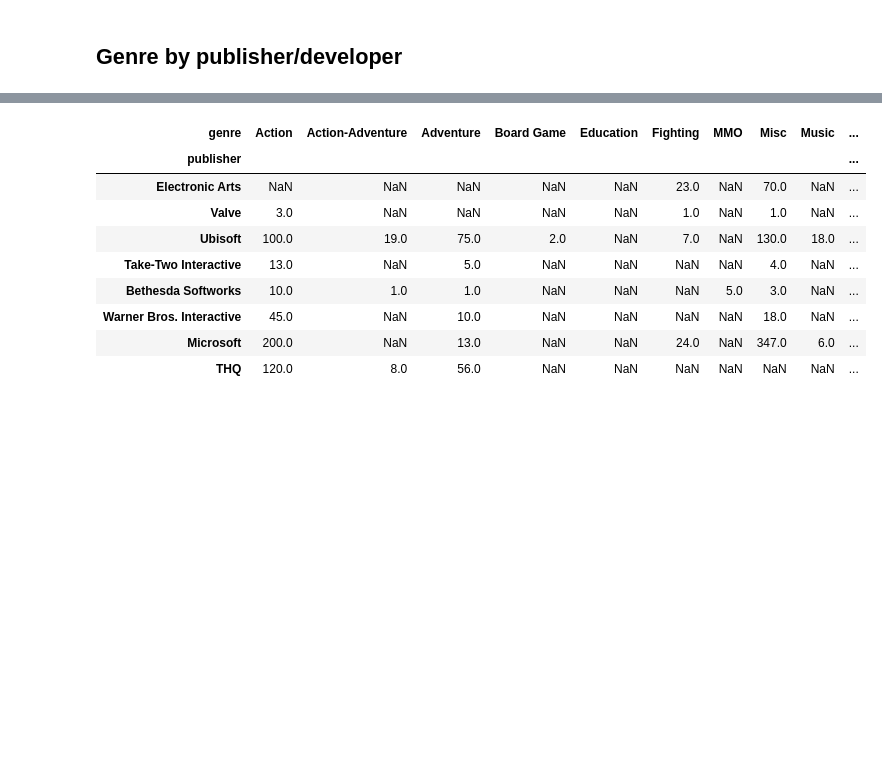
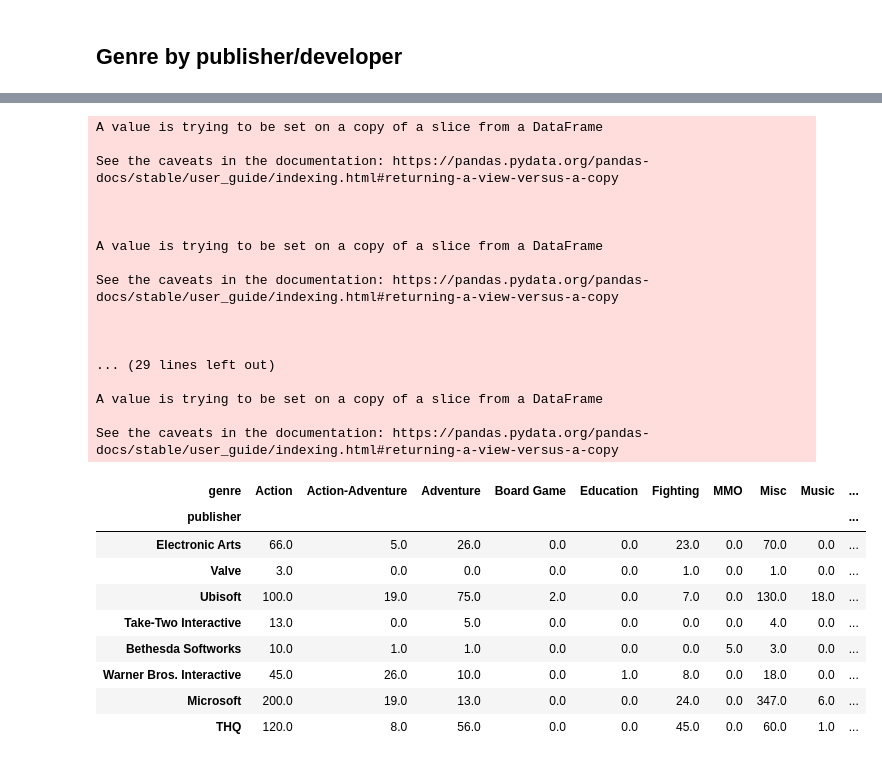
Before and after one commit to PawelG-WWA/Public_Projects, a Jupyter notebook: DataAnalysis/VideoGamesAnalysis/metacritic_analysis.ipynb, the cells around one changed output, grey strips where cells are left out. Saved outputs shown, nothing was run; the diff lists cells and outputs as text; code cells hidden in the pictures; blank space fills up the shorter version.

```diff
--- a/DataAnalysis/VideoGamesAnalysis/metacritic_analysis.ipynb
+++ b/DataAnalysis/VideoGamesAnalysis/metacritic_analysis.ipynb
@@ -201,0 +223,3 @@ fig.show()
+# %%
+df_genres_per_publisher.fillna(0, inplace=True)
+df_genres_per_publisher
@@ -202,9 +241,9 @@ fig.show()
 # %%
-df_genres_per_publisher = df_unique_games.groupby(['publisher', 'genre']).size().unstack()
-df_genres_per_publisher = df_genres_per_publisher[(df_genres_per_publisher.sum(axis=1) > 20)]
+
+df_genres_per_publisher = df_genres_per_publisher[(df_genres_per_publisher.sum(axis=1) > 20)].copy()
 
 # Sum Konami
-df_genres_per_publisher.loc['Konami'] = df_genres_per_publisher.loc['Konami'] + df_genres_per_publisher.loc['Konami Digital Entertainment']
+df_genres_per_publisher.loc['Konami'] = df_genres_per_publisher.loc['Konami'].fillna(0) + df_genres_per_publisher.loc['Konami Digital Entertainment'].fillna(0)
 df_genres_per_publisher.drop('Konami Digital Entertainment', inplace=True)
 
 # Sum Namco
@@ -260,38 +334,55 @@ df_genres_japanese
 # %%
 # SUm EA
-df_genres_per_publisher.loc['Electronic Arts'] = df_genres_per_publisher.loc['Electronic Arts'] + df_genres_per_publisher.loc['EA Sports']
+df_genres_per_publisher.loc['Electronic Arts'] = df_genres_per_publisher.loc['Electronic Arts'] + df_genres_per_publisher.loc['EA Sports'].copy()
 df_genres_per_publisher.drop('EA Sports', inplace=True)
 
 # Sum Warner Bros
 df_genres_per_publisher.loc['Warner Bros. Interactive'] = df_genres_per_publisher.loc['Warner Bros. Interactive'] + df_genres_per_publisher.loc['Warner Bros. Interactive Entertainment']
 df_genres_per_publisher.drop('Warner Bros. Interactive Entertainment', inplace=True)
 
 # Sum Microsoft
 df_genres_per_publisher.loc['Microsoft'] = df_genres_per_publisher.loc['Microsoft'] + df_genres_per_publisher.loc['Microsoft Game Studios'] + df_genres_per_publisher.loc['Microsoft Studios']
 df_genres_per_publisher.drop(['Microsoft Game Studios', 'Microsoft Studios'], inplace=True)
 
 # Sum THQ
 df_genres_per_publisher.loc['THQ'] = df_genres_per_publisher.loc['THQ'] + df_genres_per_publisher.loc['THQ Nordic']
 df_genres_per_publisher.drop('THQ Nordic', inplace=True)
 
 df_genres_western = df_genres_per_publisher.loc[['Electronic Arts',
                                 'Valve',
                                 'Ubisoft',
                                 'Take-Two Interactive',
                                 'Bethesda Softworks',
                                 'Warner Bros. Interactive',
                                 'Microsoft',
                                 'THQ',
                                 ]]
 df_genres_western
 # %% [output]
+A value is trying to be set on a copy of a slice from a DataFrame
+
+See the caveats in the documentation: https://pandas.pydata.org/pandas-docs/stable/user_guide/indexing.html#returning-a-view-versus-a-copy
+
+
+
+A value is trying to be set on a copy of a slice from a DataFrame
+
+See the caveats in the documentation: https://pandas.pydata.org/pandas-docs/stable/user_guide/indexing.html#returning-a-view-versus-a-copy
+
+
+
+... (29 lines left out)
+
+A value is trying to be set on a copy of a slice from a DataFrame
+
+See the caveats in the documentation: https://pandas.pydata.org/pandas-docs/stable/user_guide/indexing.html#returning-a-view-versus-a-copy
 | genre | Action | Action-Adventure | Adventure | Board Game | Education | Fighting | MMO | Misc | Music | ... |
 | publisher |  |  |  |  |  |  |  |  |  | ... |
-| Electronic Arts | NaN | NaN | NaN | NaN | NaN | 23.0 | NaN | 70.0 | NaN | ... |
-| Valve | 3.0 | NaN | NaN | NaN | NaN | 1.0 | NaN | 1.0 | NaN | ... |
-| Ubisoft | 100.0 | 19.0 | 75.0 | 2.0 | NaN | 7.0 | NaN | 130.0 | 18.0 | ... |
-| Take-Two Interactive | 13.0 | NaN | 5.0 | NaN | NaN | NaN | NaN | 4.0 | NaN | ... |
-| Bethesda Softworks | 10.0 | 1.0 | 1.0 | NaN | NaN | NaN | 5.0 | 3.0 | NaN | ... |
-| Warner Bros. Interactive | 45.0 | NaN | 10.0 | NaN | NaN | NaN | NaN | 18.0 | NaN | ... |
-| Microsoft | 200.0 | NaN | 13.0 | NaN | NaN | 24.0 | NaN | 347.0 | 6.0 | ... |
-| THQ | 120.0 | 8.0 | 56.0 | NaN | NaN | NaN | NaN | NaN | NaN | ... |
+| Electronic Arts | 66.0 | 5.0 | 26.0 | 0.0 | 0.0 | 23.0 | 0.0 | 70.0 | 0.0 | ... |
+| Valve | 3.0 | 0.0 | 0.0 | 0.0 | 0.0 | 1.0 | 0.0 | 1.0 | 0.0 | ... |
+| Ubisoft | 100.0 | 19.0 | 75.0 | 2.0 | 0.0 | 7.0 | 0.0 | 130.0 | 18.0 | ... |
+| Take-Two Interactive | 13.0 | 0.0 | 5.0 | 0.0 | 0.0 | 0.0 | 0.0 | 4.0 | 0.0 | ... |
+| Bethesda Softworks | 10.0 | 1.0 | 1.0 | 0.0 | 0.0 | 0.0 | 5.0 | 3.0 | 0.0 | ... |
+| Warner Bros. Interactive | 45.0 | 26.0 | 10.0 | 0.0 | 1.0 | 8.0 | 0.0 | 18.0 | 0.0 | ... |
+| Microsoft | 200.0 | 19.0 | 13.0 | 0.0 | 0.0 | 24.0 | 0.0 | 347.0 | 6.0 | ... |
+| THQ | 120.0 | 8.0 | 56.0 | 0.0 | 0.0 | 45.0 | 0.0 | 60.0 | 1.0 | ... |
```
Also changed, not shown: parts of 11 cells of this notebook.
